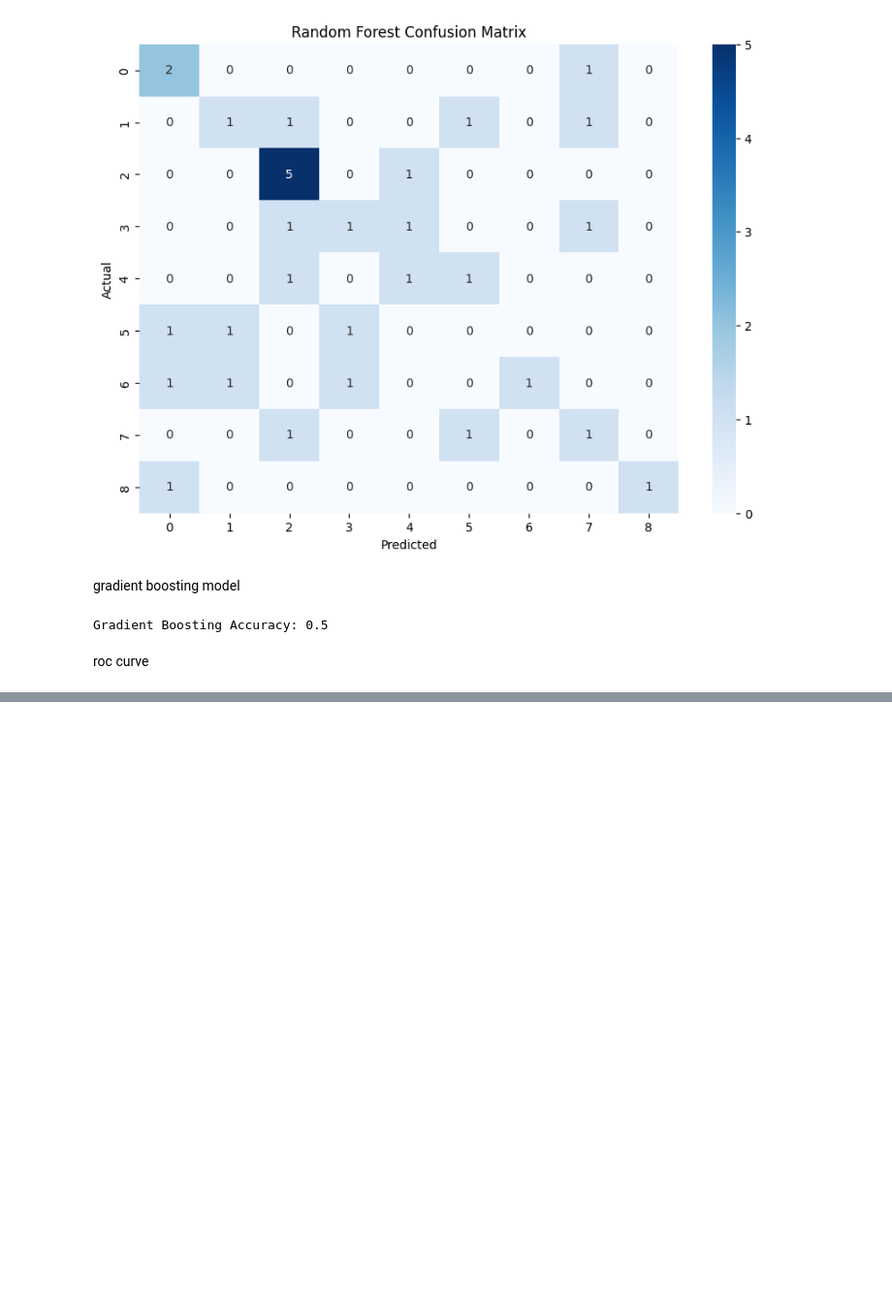
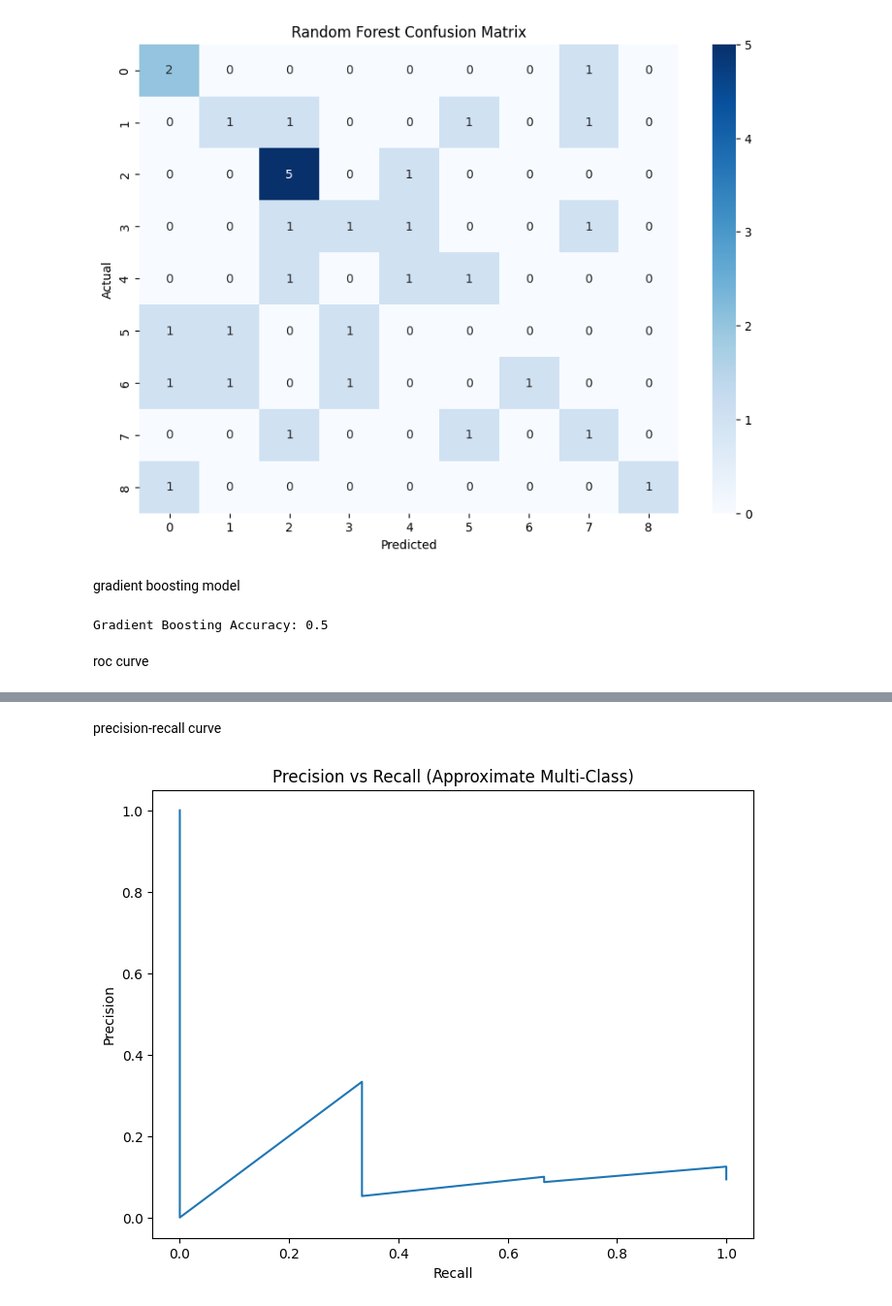
Before and after one commit to sahilkavishka/icc_champions_dataset, a Jupyter notebook: icc_champions.ipynb, the cells around one changed output, grey strips where cells are left out. Shown at 97% size. Cells and saved outputs as stored; diff of their text form; code cells hidden in the pictures; blank space fills up the shorter version.

```diff
--- a/icc_champions.ipynb
+++ b/icc_champions.ipynb
@@ -366,0 +369,16 @@ plt.show()
+# %% [markdown]
+precision-recall curve
+# %%
+precision, recall, _ = precision_recall_curve(
+    (y_test == y_pred_class).astype(int),
+    rf_probs.max(axis=1)
+)
+
+plt.figure(figsize=(8,6))
+plt.plot(recall, precision)
+plt.title("Precision vs Recall (Approximate Multi-Class)")
+plt.xlabel("Recall")
+plt.ylabel("Precision")
+plt.show()
+# %% [output]
+[figure, added]
```
Also changed, not shown: parts of 3 cells of this notebook.
